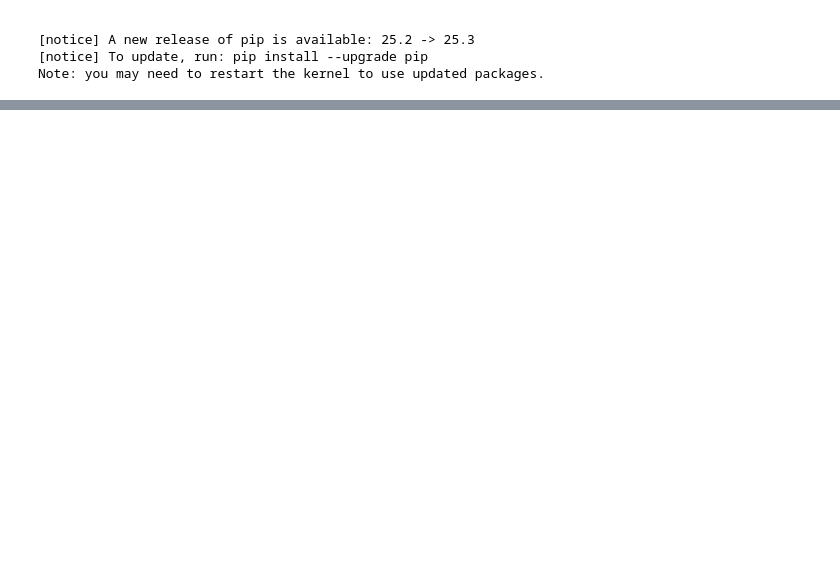
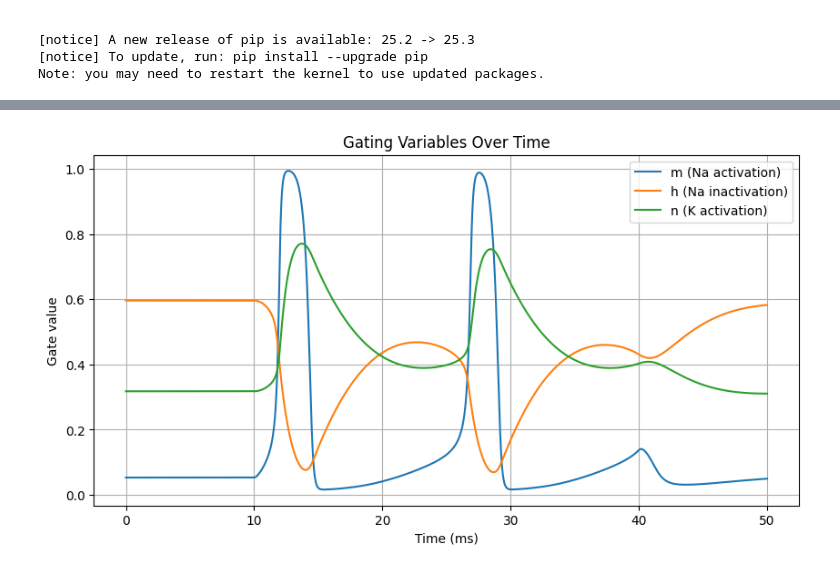
Before and after one commit to kru2710shna/Hodgkin-Huxley-Neuron-Model, a Jupyter notebook: notebook/HH_simulation.ipynb, the cells around one changed output, grey strips where cells are left out. Drawn from its saved outputs; the diff is of its cells as text; code cells hidden in the pictures; blank space fills up the shorter version.

```diff
--- a/notebook/HH_simulation.ipynb
+++ b/notebook/HH_simulation.ipynb
@@ -34,0 +124,13 @@ ModuleNotFoundError: No module named 'currents'
+# %%
+plt.figure(figsize=(10, 5))
+plt.plot(t, m, label='m (Na activation)')
+plt.plot(t, h, label='h (Na inactivation)')
+plt.plot(t, n, label='n (K activation)')
+plt.xlabel("Time (ms)")
+plt.ylabel("Gate value")
+plt.title("Gating Variables Over Time")
+plt.legend()
+plt.grid(True)
+plt.show()
+# %% [output]
+[figure, added]
```
Also changed, not shown: parts of 7 cells of this notebook, 3 other files.
